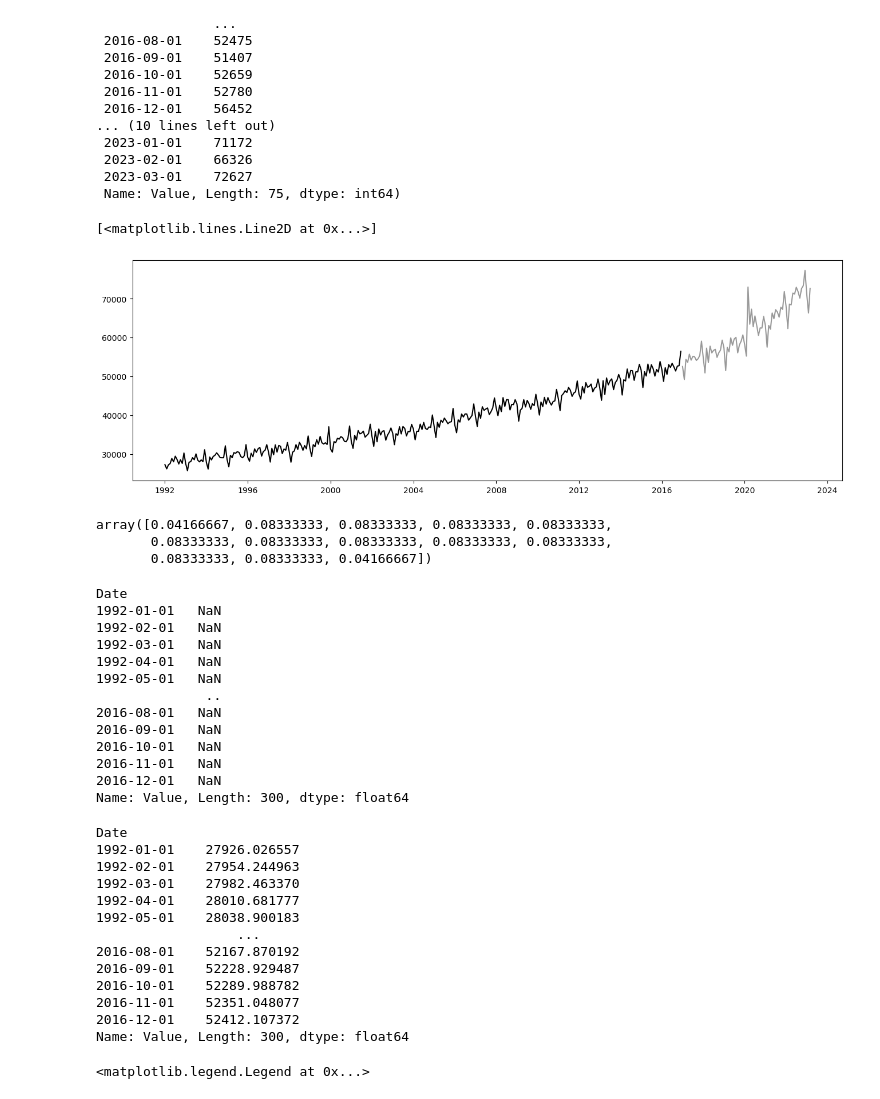
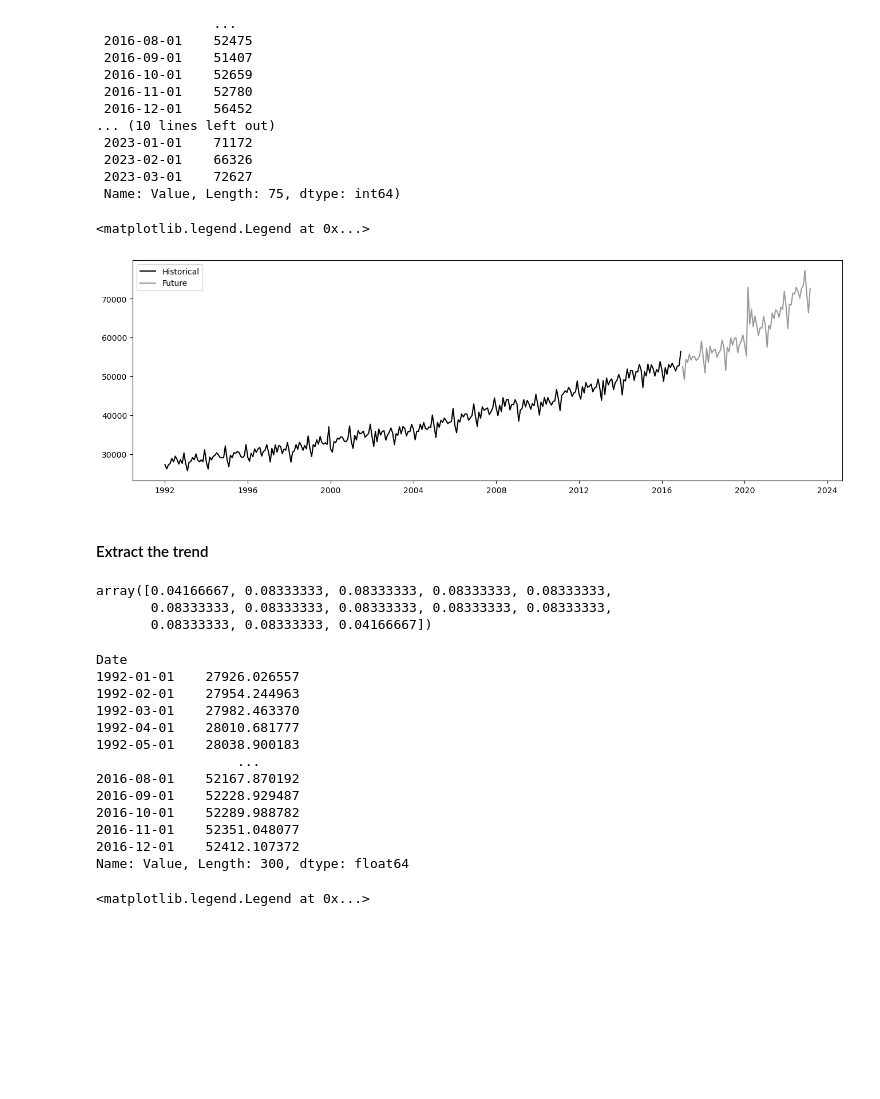
Before and after one commit to ashwin-kambli/MLAI-CapstoneProject, a Jupyter notebook: ML&AI - Capstone Project - Grocery Sales prediction.ipynb, the cells around one changed output. Cells and saved outputs as stored; diff of their text form; code cells hidden in the pictures; blank space fills up the shorter version.

```diff
--- a/ML&AI - Capstone Project - Grocery Sales prediction.ipynb
+++ b/ML&AI - Capstone Project - Grocery Sales prediction.ipynb
@@ -137,9 +175,11 @@ y_hist, y_future
  2023-03-01    72627
  Name: Value, Length: 75, dtype: int64)
 # %%
+### Let us plot the training (historical) and test (future) data.
 plt.figure(figsize=(16,5))
-plt.plot(y_hist, 'k')
-plt.plot(y_future, 'k', alpha=0.4)
+plt.plot(y_hist, 'k', label='Historical')
+plt.plot(y_future, 'k', alpha=0.4, label='Future')
+plt.legend()
 # %% [output]
-[<matplotlib.lines.Line2D at 0x...>]
+<matplotlib.legend.Legend at 0x...>
-[figure, old version]
+[figure, new version]
@@ -148 +186,3 @@ plt.plot(y_future, 'k', alpha=0.4)
+# %% [markdown]
+#### Extract the trend
 # %%
@@ -158,37 +198,22 @@ array([0.04166667, 0.08333333, 0.08333333, 0.08333333, 0.08333333,
        0.08333333, 0.08333333, 0.08333333, 0.08333333, 0.08333333,
        0.08333333, 0.08333333, 0.04166667])
 # %%
+### Extrapolate the trend
 trend = convolution_filter(y_hist, filt)
+trend = _extrapolate_trend(trend, period+1)
 trend
 # %% [output]
 Date
-1992-01-01   NaN
-1992-02-01   NaN
-1992-03-01   NaN
-1992-04-01   NaN
-1992-05-01   NaN
-              ..
-2016-08-01   NaN
-2016-09-01   NaN
-2016-10-01   NaN
-2016-11-01   NaN
-2016-12-01   NaN
+1992-01-01    27926.026557
+1992-02-01    27954.244963
+1992-03-01    27982.463370
+1992-04-01    28010.681777
+1992-05-01    28038.900183
+                  ...
+2016-08-01    52167.870192
+2016-09-01    52228.929487
+2016-10-01    52289.988782
+2016-11-01    52351.048077
+2016-12-01    52412.107372
 Name: Value, Length: 300, dtype: float64
-# %%
-trend = _extrapolate_trend(trend, period+1)
-trend
-# %% [output]
-Date
-1992-01-01    27926.026557
-1992-02-01    27954.244963
-1992-03-01    27982.463370
-1992-04-01    28010.681777
-1992-05-01    28038.900183
-                  ...
-2016-08-01    52167.870192
-2016-09-01    52228.929487
-2016-10-01    52289.988782
-2016-11-01    52351.048077
-2016-12-01    52412.107372
-Name: Value, Length: 300, dtype: float64
 # %%
```
Also changed, not shown: parts of 62 cells of this notebook.
